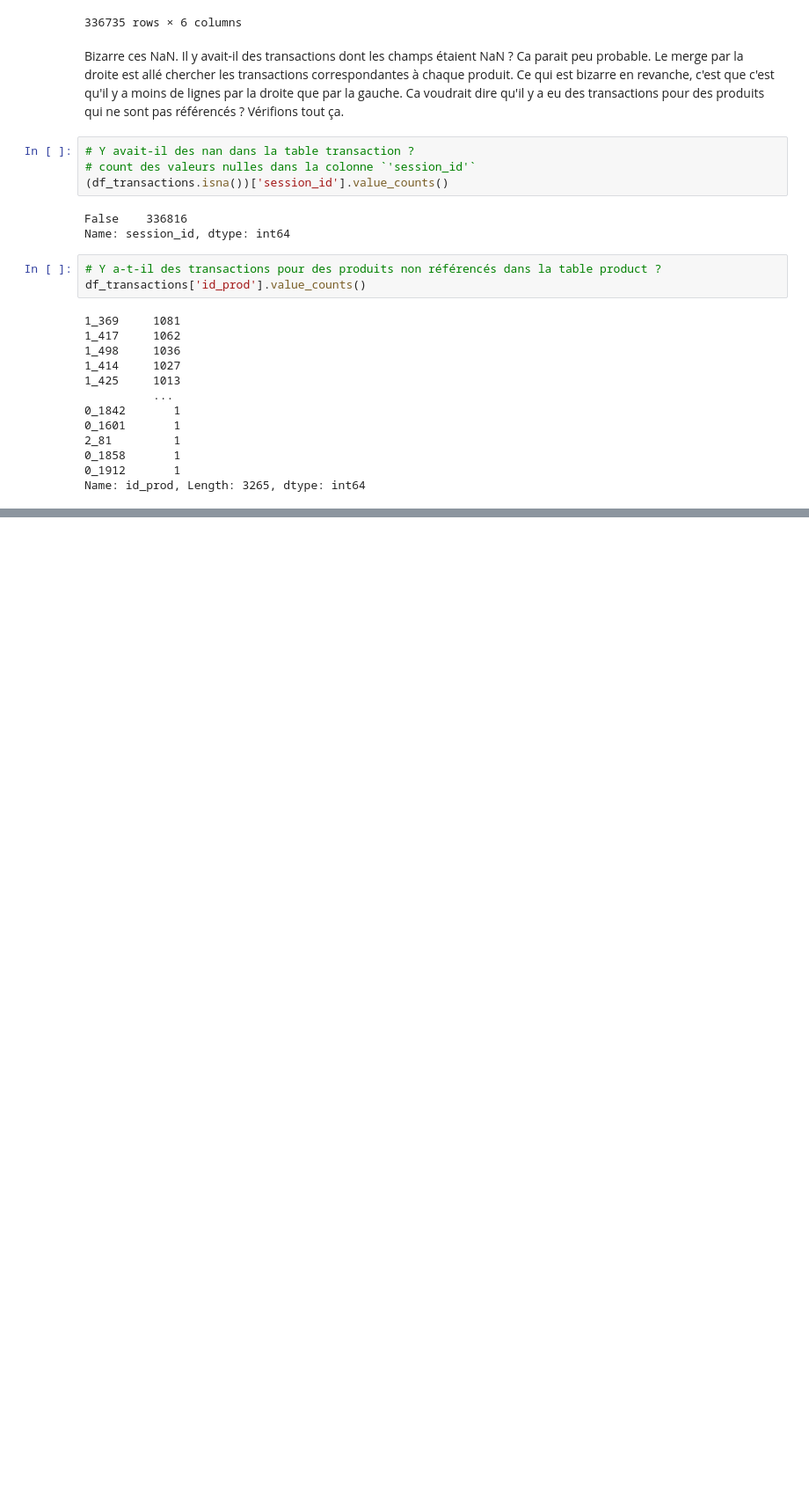
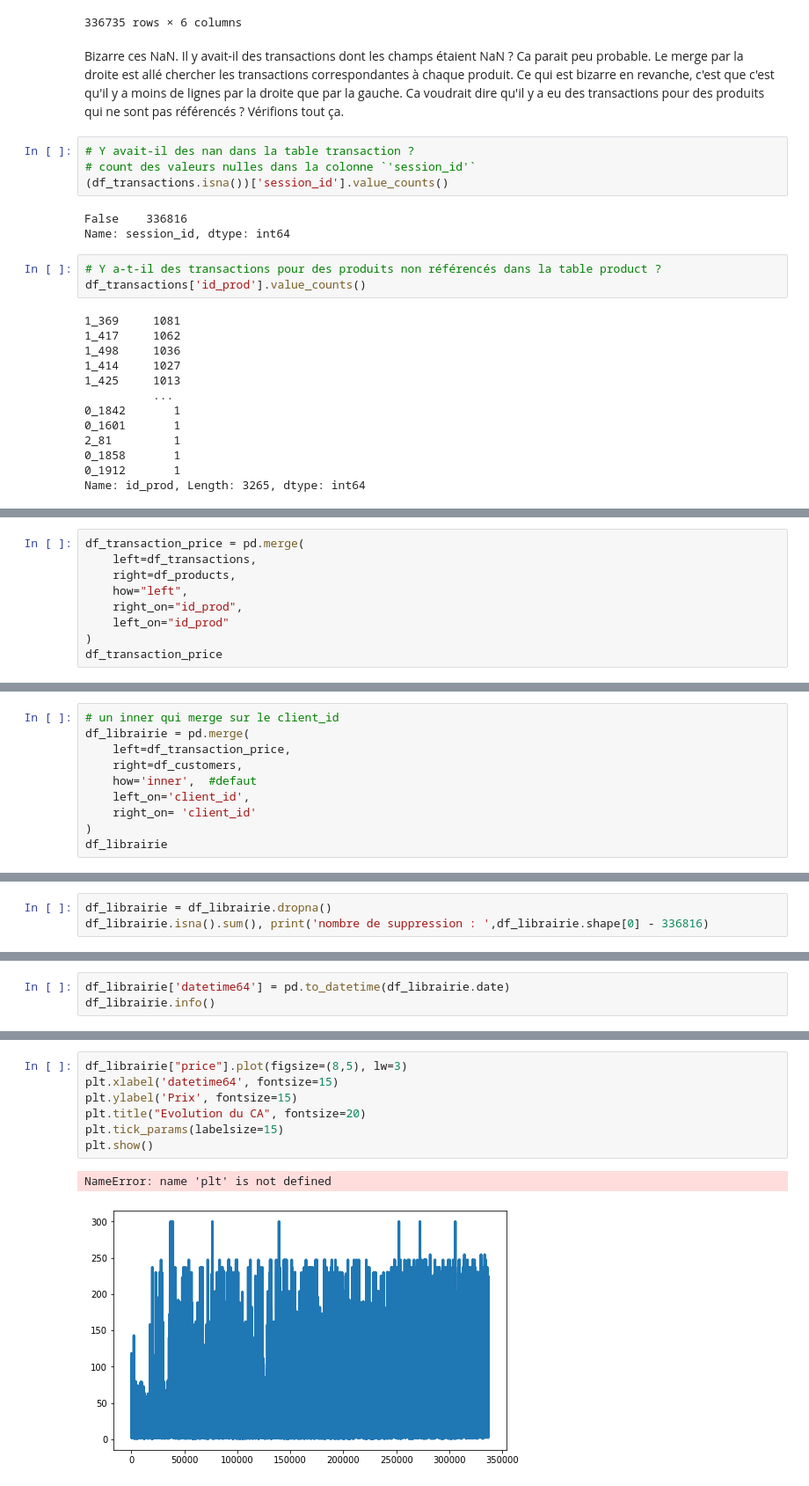
Before and after one commit to nchurlet/Librairie, a Jupyter notebook: Analyse des ventes_Nettoyage_Rendu_Nico.ipynb, the cells around one changed output, grey strips where cells are left out. Shown at 88% size. Saved outputs shown, nothing was run; the diff lists cells and outputs as text; blank space fills up the shorter version.

```diff
--- a/Analyse des ventes_Nettoyage_Rendu_Nico.ipynb
+++ b/Analyse des ventes_Nettoyage_Rendu_Nico.ipynb
@@ -407,0 +444,9 @@ how : {'left', 'right', 'outer', 'inner'}, default 'inner'
+# %%
+df_transaction_price = pd.merge(
+    left=df_transactions,
+    right=df_products,
+    how="left",
+    right_on="id_prod",
+    left_on="id_prod"
+)
+df_transaction_price
@@ -407,0 +467,10 @@ how : {'left', 'right', 'outer', 'inner'}, default 'inner'
+# %%
+# un inner qui merge sur le client_id
+df_librairie = pd.merge(
+    left=df_transaction_price,
+    right=df_customers,
+    how='inner',  #defaut
+    left_on='client_id',
+    right_on= 'client_id'
+)
+df_librairie
@@ -407,0 +624,3 @@ how : {'left', 'right', 'outer', 'inner'}, default 'inner'
+# %%
+df_librairie = df_librairie.dropna()
+df_librairie.isna().sum(), print('nombre de suppression : ',df_librairie.shape[0] - 336816)
@@ -407,0 +659,3 @@ how : {'left', 'right', 'outer', 'inner'}, default 'inner'
+# %%
+df_librairie['datetime64'] = pd.to_datetime(df_librairie.date)
+df_librairie.info()
@@ -407,0 +679,10 @@ how : {'left', 'right', 'outer', 'inner'}, default 'inner'
+# %%
+df_librairie["price"].plot(figsize=(8,5), lw=3)
+plt.xlabel('datetime64', fontsize=15)
+plt.ylabel('Prix', fontsize=15)
+plt.title("Evolution du CA", fontsize=20)
+plt.tick_params(labelsize=15)
+plt.show()
+# %% [output]
+NameError: name 'plt' is not defined
+[figure, added]
```
Also changed, not shown: parts of 34 cells of this notebook.
